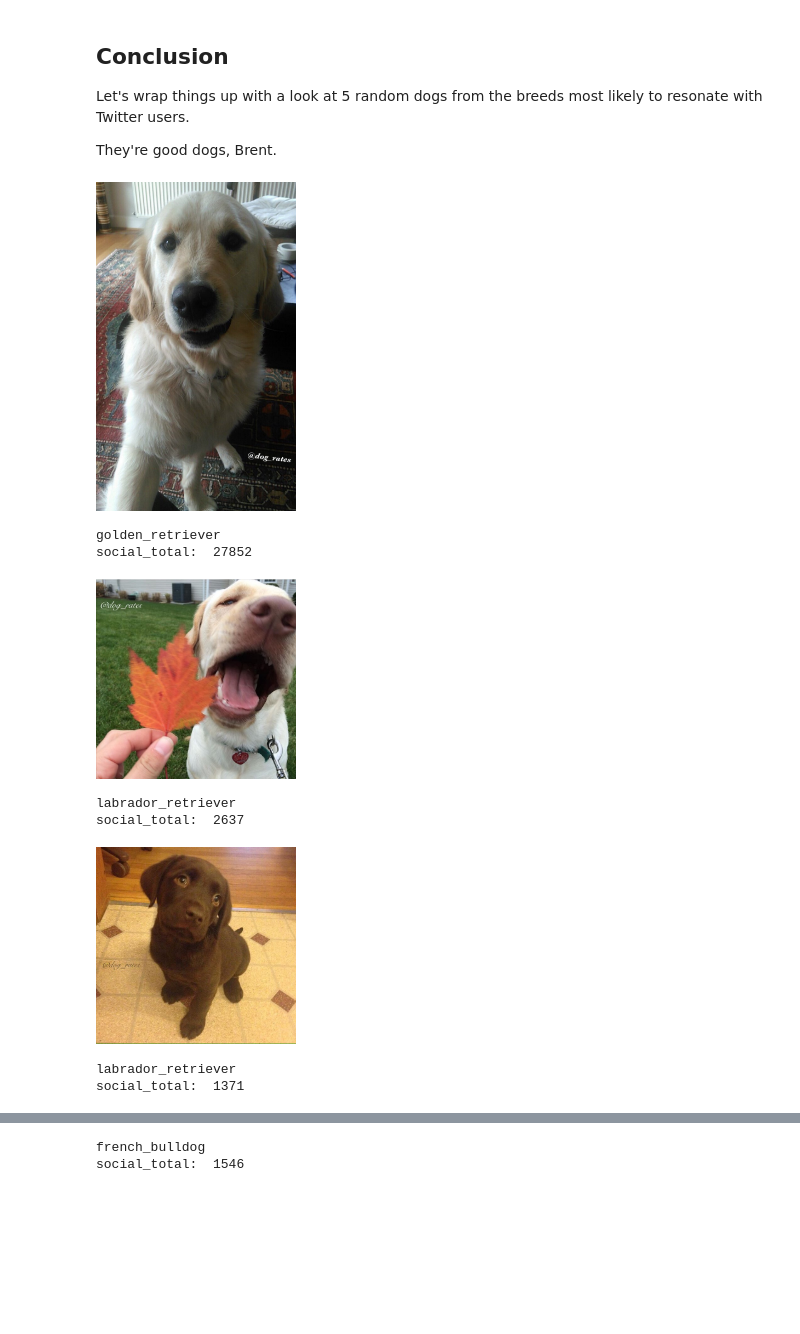
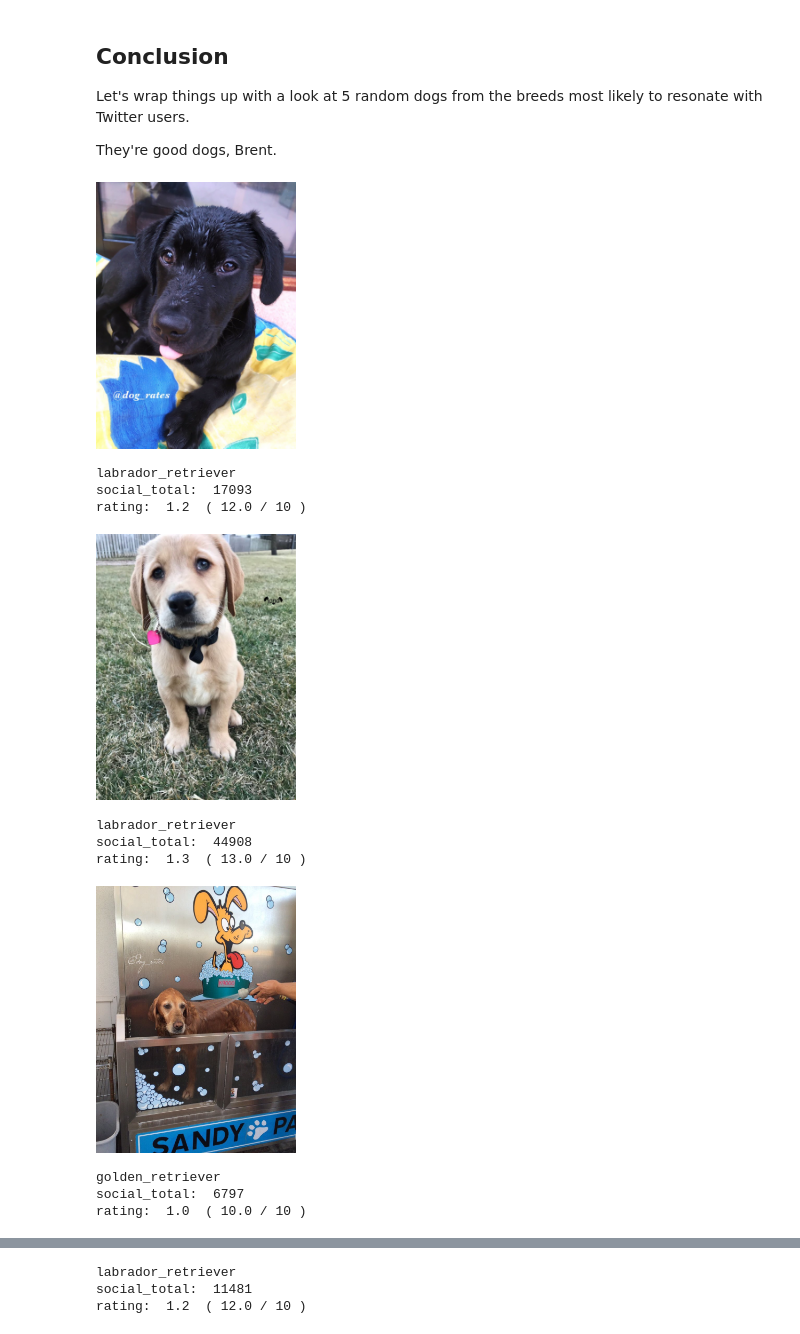
Before and after one commit to kennethn/data-analyst-nanodegree, a Jupyter notebook: 4_Wrangle_And_Analyze_Data/wrangle_act.ipynb, the cells around one changed output, grey strips where cells are left out. Drawn from its saved outputs; the diff is of its cells as text; code cells hidden in the pictures; blank space fills up the shorter version.

```diff
--- a/4_Wrangle_And_Analyze_Data/wrangle_act.ipynb
+++ b/4_Wrangle_And_Analyze_Data/wrangle_act.ipynb
@@ -606,7 +910,7 @@ plt.show()
 # %% [markdown]
 We see that WeRateDogs' average social feedback per tweet has increased significantly as the account has become more popular. We see the same effect if we look at *total* social feedback (a sum of all RTs+tweets for all tweets in a given month).
 # %%
-df2 = df.set_index('timestamp')
+df2 = df_clean.set_index('timestamp')
 df2 = df2.resample('M').sum()
 plt.bar(df2.index, df2['social_total'], width=25)
 plt.xticks(rotation=90)
@@ -709,0 +933,3 @@ memory usage: 373.1+ KB
+# %%
+# Add an intercept to the dataframe to support regression
+df_clean['intercept'] = 1
@@ -968,13 +1221,15 @@ OK, now let's look at individual tweets with individual dogs. Who has the most s
 # %%
 # I'm using dropna() here because I only want to include tweets that
 # had a detected dog breed. Let's take the Top 5.
-df2 = df.dropna().sort_values(by='social_total', ascending=False).head(5)
+df2 = df_clean.dropna().sort_values(by='social_total', ascending=False).head(5)
 # %%
 # Display the images
 for i, j in df2.iterrows():
     img = Image(url=j['jpg_url'], format='jpg', width=200, embed=True)
     display(img)
-    print(j['breed'], "\nsocial_total: ", j['social_total'], "\n")
+    print(j['breed'], "\nsocial_total: ", j['social_total'], "\nrating: ",
+          j['rating'], " (", j['rating_numerator'], "/",
+          j['rating_denominator'], ")")
 # %% [output]
 [figure]
 labrador_retriever
@@ -998,23 +1258,28 @@ Let's wrap things up with a look at 5 random dogs from the breeds most likely to
 
 They're good dogs, Brent.
 # %%
-images = df.query(
+images = df_clean.query(
     'breed == "golden_retriever" or breed == "samoyed" or \
     breed == "french_bulldog" or breed == "labrador_retriever"'
 ).sample(n=5)
 
 # Display the images
 for i, j in images.iterrows():
     img = Image(url=j['jpg_url'], format='jpg', width=200, embed=True)
     display(img)
-    print(j['breed'], "\nsocial_total: ", j['social_total'], "\n")
+    print(j['breed'], "\nsocial_total: ", j['social_total'], "\nrating: ",
+          j['rating'], " (", j['rating_numerator'], "/",
+          j['rating_denominator'], ")")
 # %% [output]
-[figure, old version]
+[figure, new version]
-golden_retriever
-social_total:  27852
+labrador_retriever
+social_total:  17093
+rating:  1.2  ( 12.0 / 10 )
-[figure, old version]
+[figure, new version]
 labrador_retriever
-social_total:  2637
+social_total:  44908
+rating:  1.3  ( 13.0 / 10 )
-[figure, old version]
+[figure, new version]
-labrador_retriever
-social_total:  1371
+golden_retriever
+social_total:  6797
+rating:  1.0  ( 10.0 / 10 )
@@ -1022,2 +1287,3 @@ social_total:  1371
-french_bulldog
-social_total:  1546
+labrador_retriever
+social_total:  11481
+rating:  1.2  ( 12.0 / 10 )
```
Also changed, not shown: parts of 114 cells of this notebook, 12 other files.
